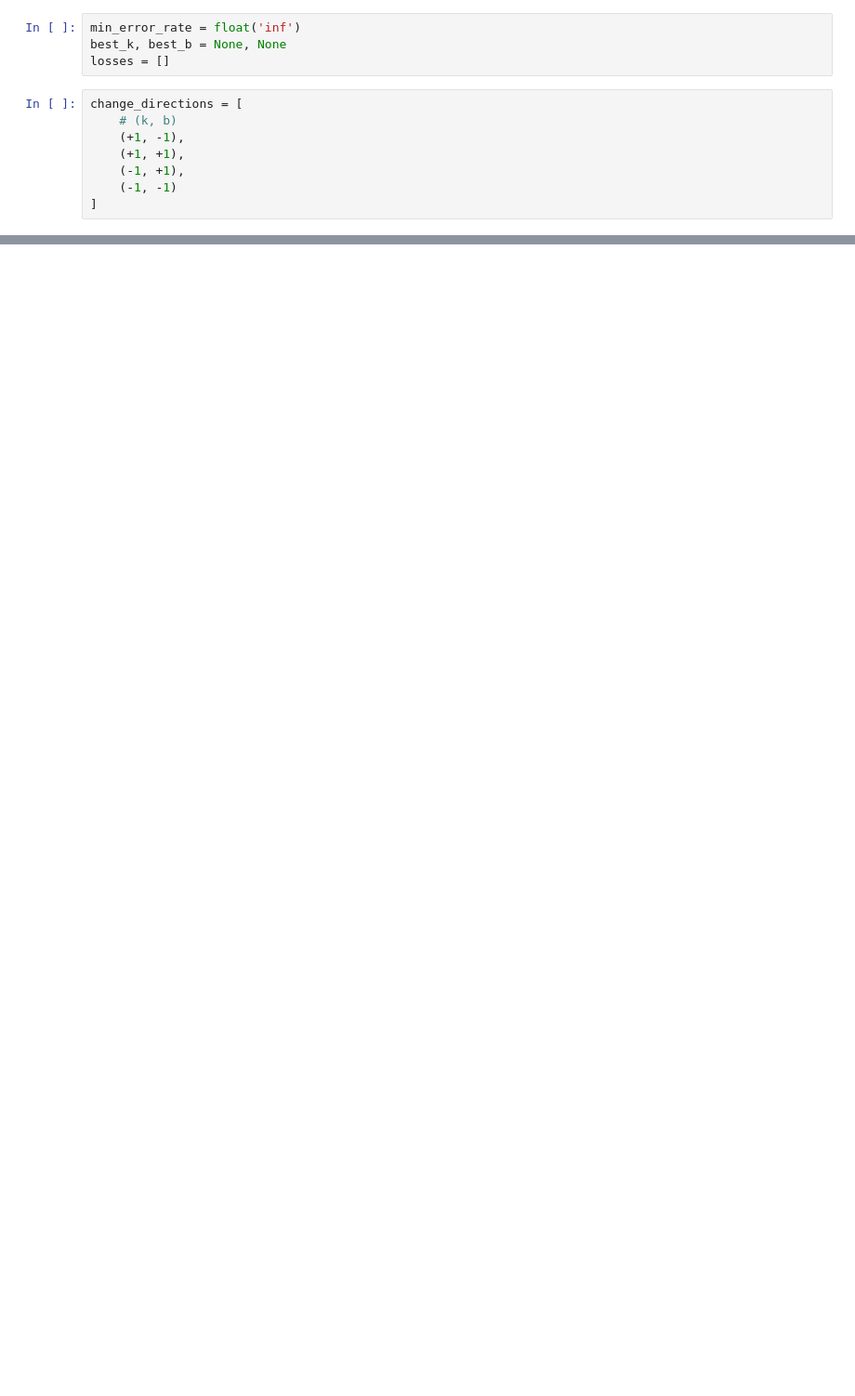
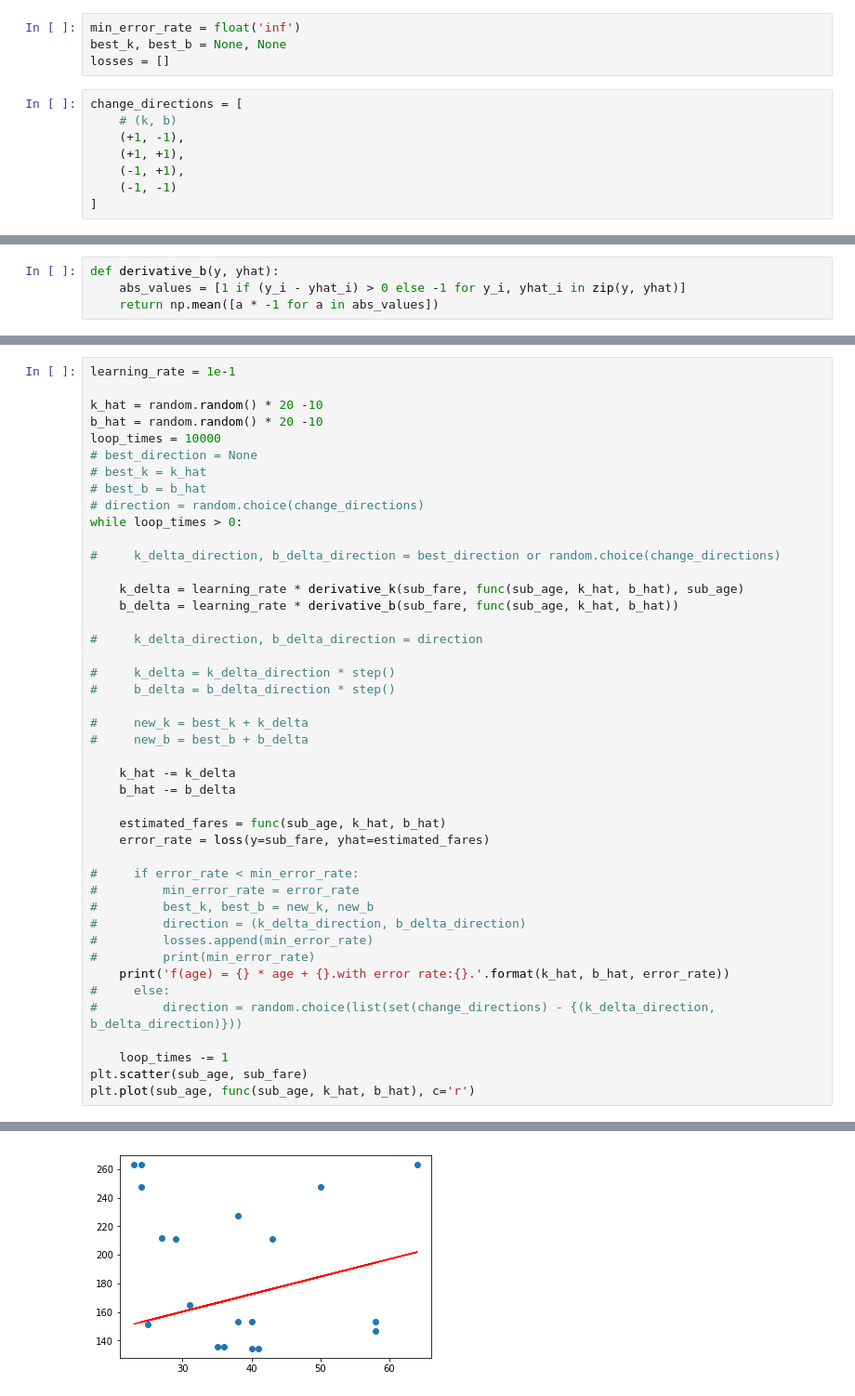
Before and after one commit to jimzhang1030/AI-For-NLP, a Jupyter notebook: lecture-03.ipynb, the cells around one changed output, grey strips where cells are left out. Shown at 93% size. Saved outputs shown, nothing was run; the diff lists cells and outputs as text; blank space fills up the shorter version.

```diff
--- a/lecture-03.ipynb
+++ b/lecture-03.ipynb
@@ -251,3 +256,7 @@ def step(): return random.random() * - 1  #生成（-1到1）的随机数
+# %%
+def derivative_b(y, yhat):
+    abs_values = [1 if (y_i - yhat_i) > 0 else -1 for y_i, yhat_i in zip(y, yhat)]
+    return np.mean([a * -1 for a in abs_values])
 # %%
 k_hat = random.random() * 20 -10
 b_hat = random.random() * 20 -10
@@ -288,0 +303,45 @@ f(age) = 7.996654728296441 * age + 2.7755626340042028.with error rate:138.307566
+# %%
+learning_rate = 1e-1
+
+k_hat = random.random() * 20 -10
+b_hat = random.random() * 20 -10
+loop_times = 10000
+# best_direction = None
+# best_k = k_hat
+# best_b = b_hat
+# direction = random.choice(change_directions)
+while loop_times > 0:
+
+#     k_delta_direction, b_delta_direction = best_direction or random.choice(change_directions)
+
+    k_delta = learning_rate * derivative_k(sub_fare, func(sub_age, k_hat, b_hat), sub_age)
+    b_delta = learning_rate * derivative_b(sub_fare, func(sub_age, k_hat, b_hat))
+
+#     k_delta_direction, b_delta_direction = direction
+
+#     k_delta = k_delta_direction * step()
+#     b_delta = b_delta_direction * step()
+
+#     new_k = best_k + k_delta
+#     new_b = best_b + b_delta
+
+    k_hat -= k_delta
+    b_hat -= b_delta
+
+    estimated_fares = func(sub_age, k_hat, b_hat)
+    error_rate = loss(y=sub_fare, yhat=estimated_fares)
+
+#     if error_rate < min_error_rate:
+#         min_error_rate = error_rate
+#         best_k, best_b = new_k, new_b
+#         direction = (k_delta_direction, b_delta_direction)
+#         losses.append(min_error_rate)
+#         print(min_error_rate)
+    print('f(age) = {} * age + {}.with error rate:{}.'.format(k_hat, b_hat, error_rate))
+#     else:
+#         direction = random.choice(list(set(change_directions) - {(k_delta_direction, b_delta_direction)}))
+
+    loop_times -= 1
+plt.scatter(sub_age, sub_fare)
+plt.plot(sub_age, func(sub_age, k_hat, b_hat), c='r')
+# %% [output]
@@ -288,0 +366 @@ f(age) = 7.996654728296441 * age + 2.7755626340042028.with error rate:138.307566
+[figure, added]
```
Also changed, not shown: parts of 26 cells of this notebook.
